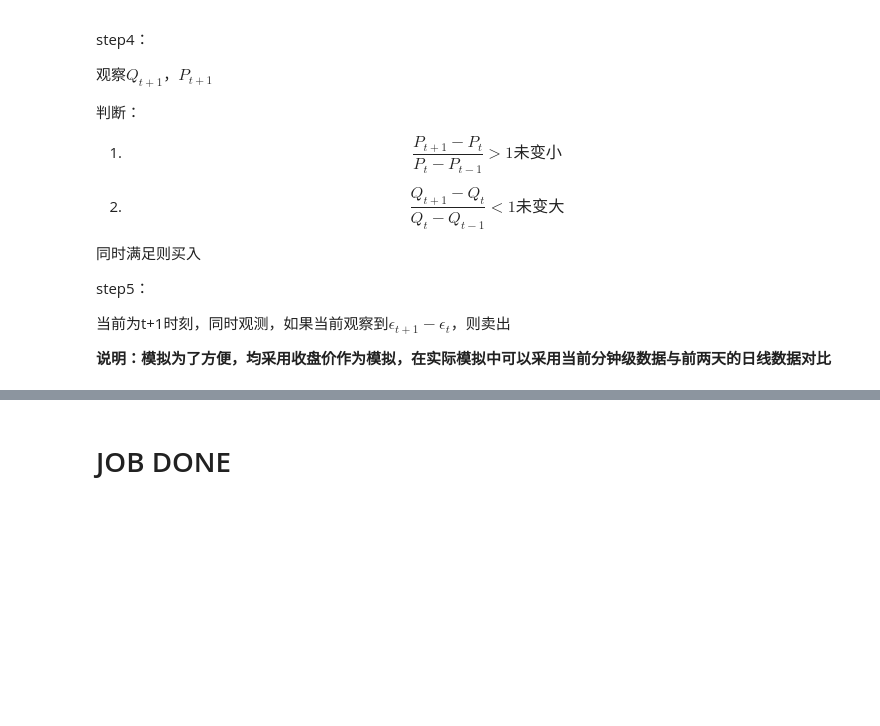
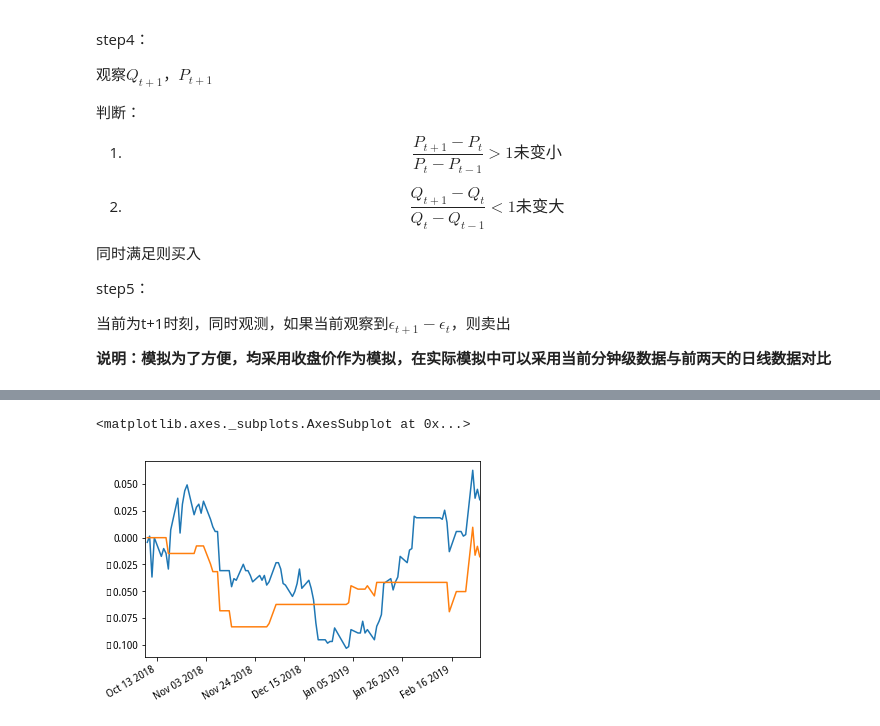
Before and after one commit to RufusTang/AR, a Jupyter notebook: AR_Research_V6.ipynb, the cells around one changed output, grey strips where cells are left out. Saved outputs shown, nothing was run; the diff lists cells and outputs as text; code cells hidden in the pictures; blank space fills up the shorter version.

```diff
--- a/AR_Research_V6.ipynb
+++ b/AR_Research_V6.ipynb
@@ -557,5 +830,47 @@ S2_Yield.plot()
+# %%
+# 生成卖出信号序列
+sell_point = []
+# 当前为t时刻，与买入信号不同
+# 只需要往前追溯1天
+sell_point.append(0)
+
+# 当前在t+1时刻，需要回溯到t-1时刻
+for t in range(1,S1_validation.shape[0]):
+
+    # step1：确定时间点价格
+    # 确定2个时间点的价格
+    P0 = S1_validation[t-1]
+    P1 = S1_validation[t]
+
+    Q0 = S2_validation[t-1]
+    Q1 = S2_validation[t]
+
+    # step2：计算t-1时刻残差，t时刻残差
+    res_0 = Q0 - beta * P0 - alpha
+    res_1 = Q1 - beta * P1 - alpha
+
+    # step3：看计算的t时刻残差是否达到标准
+    res_diff_1 = res_1 - res_0
+
+    if res_diff_1 > 0:   #可选参数std_deviation
+        # 设置卖出信号
+        sell_point.append(-1)
+    else:
+        sell_point.append(0)
+# %%
+# 生成持仓序列
+hold_list = position_generate(buy_point,sell_point)
 # %%
+S2_Yield = np.cumsum(np.log(S2_validation) - np.log(S2_validation.shift(1)) )
 pd.Series(S2_Yield*np.ones(len(S2_Yield))).plot()
-np.cumsum(((np.log(S2_validation) - np.log(S2_validation.shift(1)) )*position_generate(buy_point_list,sell_point_list))).plot()
+
+
+
+# np.cumsum(((np.log(P_index) - np.log(P_index.shift(1)) )*hold_list)).plot()
+# np.cumsum().plot()
+
+
+np.cumsum(((np.log(S2_validation) - np.log(S2_validation.shift(1)) )*hold_list)).plot()
+# %% [output]
+<matplotlib.axes._subplots.AxesSubplot at 0x...>
+[figure, added]
-# %% [markdown]
-# JOB DONE
```
Also changed, not shown: parts of 32 cells of this notebook, 1 other file.
